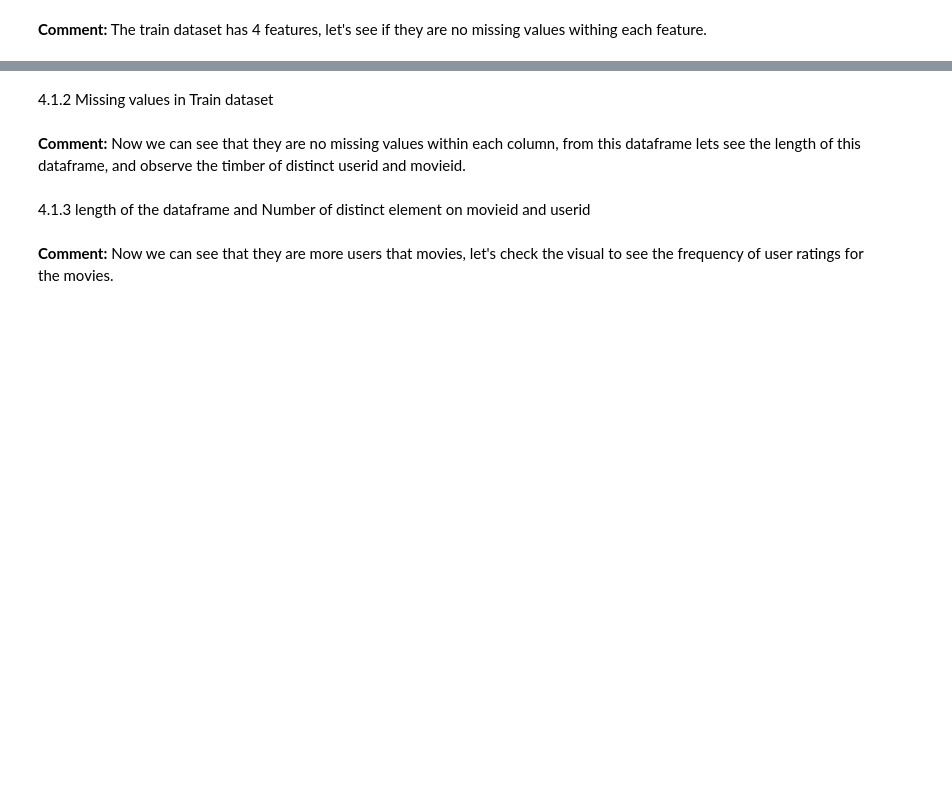
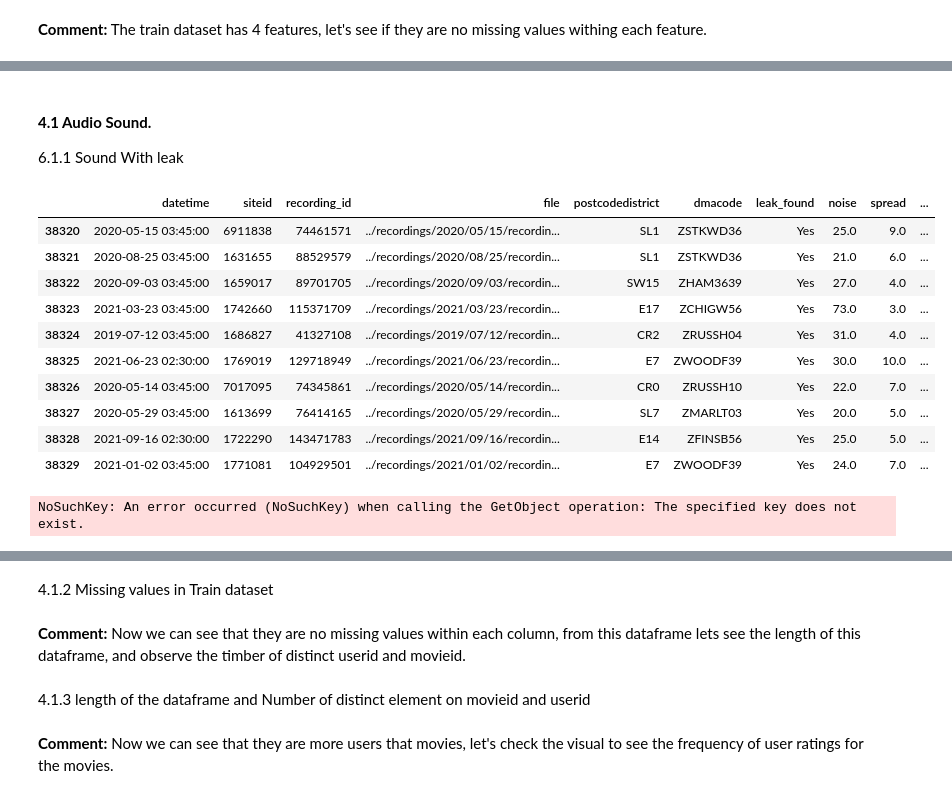
Before and after one commit to jmagwede/Project, a Jupyter notebook: notebooks/2307FTDS_Intern_1.ipynb, the cells around one changed output, grey strips where cells are left out. Drawn from its saved outputs; the diff is of its cells as text; code cells hidden in the pictures; blank space fills up the shorter version.

Commit message:
I have added the the section that connects the metadata with audio data

```diff
--- a/notebooks/2307FTDS_Intern_1.ipynb
+++ b/notebooks/2307FTDS_Intern_1.ipynb
@@ -174,0 +229,4 @@ Zip file downloaded successfully.
+# %%
+metadata_df['year'] = metadata_df['datetime'].dt.year
+metadata_df['month'] = metadata_df['datetime'].dt.month
+metadata_df['day'] = metadata_df['datetime'].dt.day
@@ -174,0 +235,34 @@ Zip file downloaded successfully.
+# %%
+url = []
+key_ = []
+for i in range(len(metadata_df)):
+    year = metadata_df.loc[i, 'year']
+    month = metadata_df.loc[i, 'month']
+    day = metadata_df.loc[i, 'day']
+    sideid = metadata_df.loc[i, 'siteid']
+    rec_id =metadata_df.loc[i, 'recording_id']
+    file = metadata_df.loc[1,'file']
+    value = file[62:-4]
+
+
+    aws_access_key_id = 'AKIATNJHRXAPQBHVQARV'
+    aws_secret_access_key = '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'
+    region_name = 'eu-west-1'
+
+    # Initialize S3 client
+    s3 = boto3.client('s3',
+                     aws_access_key_id=aws_access_key_id,
+                     aws_secret_access_key=aws_secret_access_key,
+                     region_name=region_name)
+
+    # S3 bucket and object details
+    bucket_name = '2307-01-acoustic-loggers-for-leak-detection-a'
+    key = f'Unstructured audio files/{year}/{month}/{day}/recordings_{sideid}_{rec_id}_{year}{month}{day}_{value}.wav'  # Path to the audio file in the S3 bucket
+
+    key_url = f'Unstructured+audio+files/{year}/{month}/{day}/recordings_{sideid}_{rec_id}_{year}{month}{day}_{value}.wav'
+    # Generate a URL to the audio file
+    link = f"https://{bucket_name}.s3.{region_name}.amazonaws.com/{key_url}"
+    link = [link]
+    url = url + link
+    key = [key]
+    key_ = key_ + key
@@ -174,0 +271,3 @@ Zip file downloaded successfully.
+# %%
+metadata_df['Audio_Links'] = url
+metadata_df['Audio_key'] = key_
@@ -176,0 +296,19 @@ Zip file downloaded successfully.
+# %% [markdown]
+#### **4.1 Audio Sound.**
+
+6.1.1 <u/>Sound With leak</u>
+# %%
+Leaking = metadata_df[metadata_df['leak_found'] == 'Yes']
+Leaking.tail(10)
+# %% [output]
+|  | datetime | siteid | recording_id | file | postcodedistrict | dmacode | leak_found | noise | spread | ... |
+| 38320 | 2020-05-15 03:45:00 | 6911838 | 74461571 | ../recordings/2020/05/15/recordin... | SL1 | ZSTKWD36 | Yes | 25.0 | 9.0 | ... |
+| 38321 | 2020-08-25 03:45:00 | 1631655 | 88529579 | ../recordings/2020/08/25/recordin... | SL1 | ZSTKWD36 | Yes | 21.0 | 6.0 | ... |
+| 38322 | 2020-09-03 03:45:00 | 1659017 | 89701705 | ../recordings/2020/09/03/recordin... | SW15 | ZHAM3639 | Yes | 27.0 | 4.0 | ... |
+| 38323 | 2021-03-23 03:45:00 | 1742660 | 115371709 | ../recordings/2021/03/23/recordin... | E17 | ZCHIGW56 | Yes | 73.0 | 3.0 | ... |
+| 38324 | 2019-07-12 03:45:00 | 1686827 | 41327108 | ../recordings/2019/07/12/recordin... | CR2 | ZRUSSH04 | Yes | 31.0 | 4.0 | ... |
+| 38325 | 2021-06-23 02:30:00 | 1769019 | 129718949 | ../recordings/2021/06/23/recordin... | E7 | ZWOODF39 | Yes | 30.0 | 10.0 | ... |
+| 38326 | 2020-05-14 03:45:00 | 7017095 | 74345861 | ../recordings/2020/05/14/recordin... | CR0 | ZRUSSH10 | Yes | 22.0 | 7.0 | ... |
+| 38327 | 2020-05-29 03:45:00 | 1613699 | 76414165 | ../recordings/2020/05/29/recordin... | SL7 | ZMARLT03 | Yes | 20.0 | 5.0 | ... |
+| 38328 | 2021-09-16 02:30:00 | 1722290 | 143471783 | ../recordings/2021/09/16/recordin... | E14 | ZFINSB56 | Yes | 25.0 | 5.0 | ... |
+| 38329 | 2021-01-02 03:45:00 | 1771081 | 104929501 | ../recordings/2021/01/02/recordin... | E7 | ZWOODF39 | Yes | 24.0 | 7.0 | ... |
@@ -176,0 +317,13 @@ Zip file downloaded successfully.
+# %%
+# S3 bucket name and audio file path
+bucket_name = '2307-01-acoustic-loggers-for-leak-detection-a'
+audio_file_key = Leaking.loc[22105, 'Audio_key']  # Path to the audio file in the S3 bucket
+
+# Download the audio file from S3
+response = s3.get_object(Bucket=bucket_name, Key=audio_file_key)
+audio_data = response['Body'].read()
+
+# Display the audio file using the IPython Audio widget
+Audio(audio_data)
+# %% [output]
+NoSuchKey: An error occurred (NoSuchKey) when calling the GetObject operation: The specified key does not exist.
```
Also changed, not shown: parts of 18 cells of this notebook, 1 other file.
